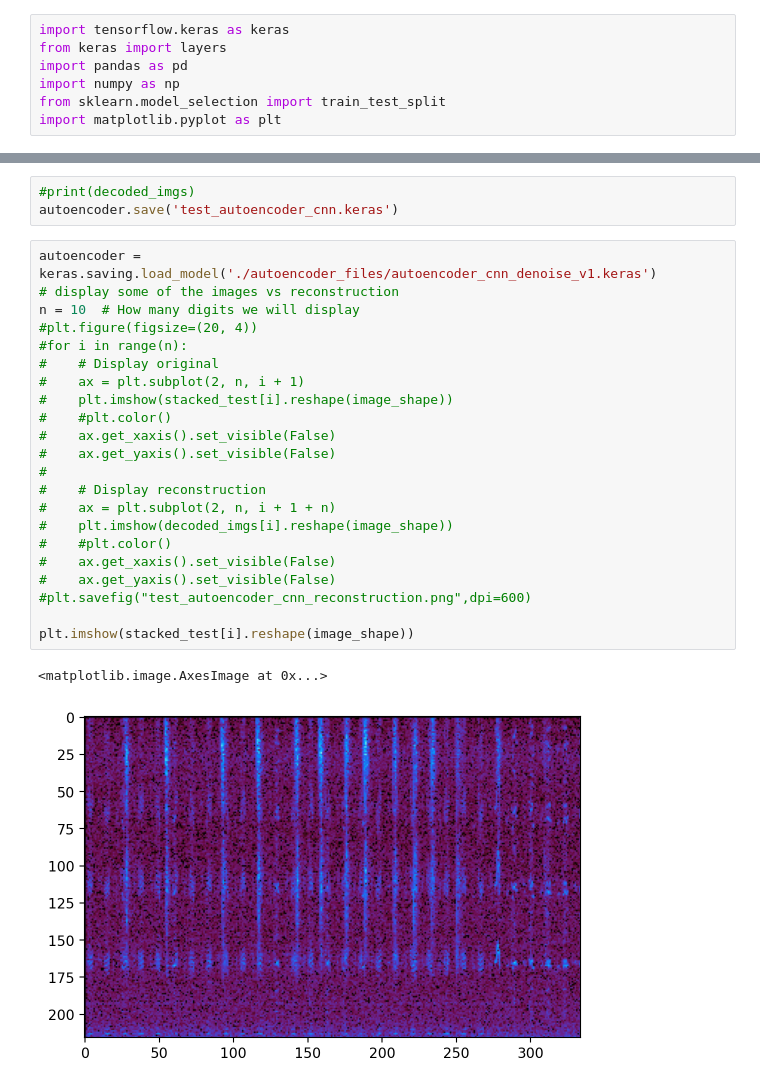
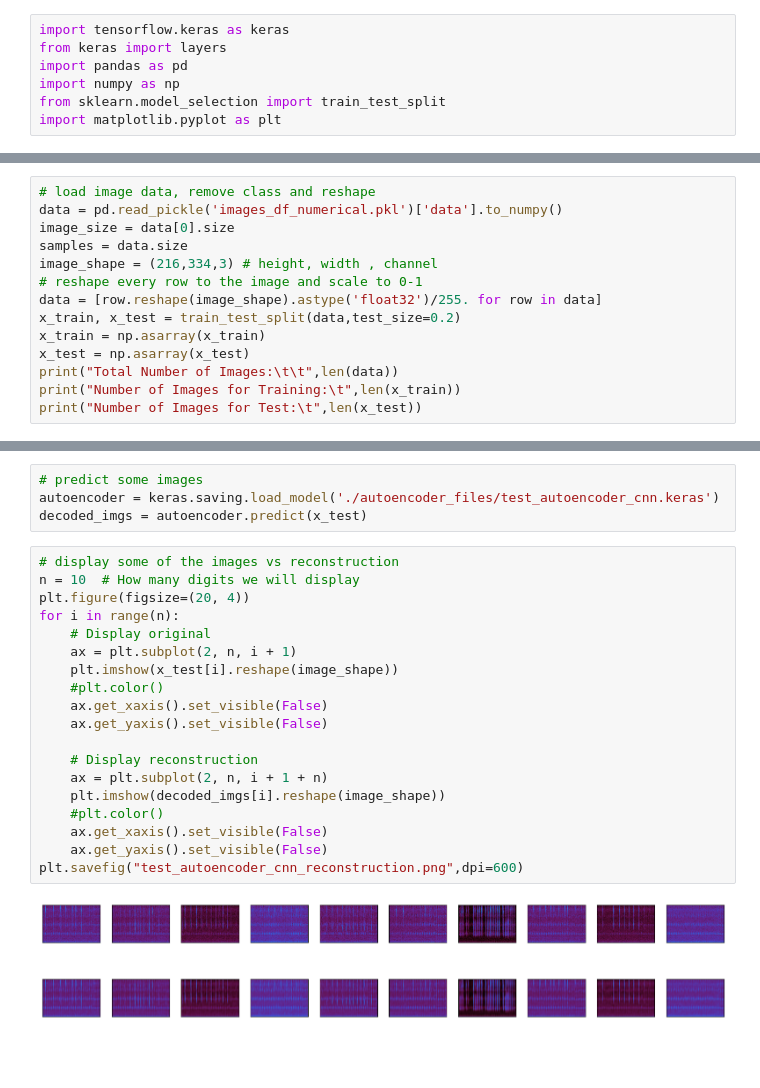
Before and after one commit to amarcelq/ml_project, a Jupyter notebook: test_autoencoder.ipynb, the cells around one changed output, grey strips where cells are left out. Saved outputs shown, nothing was run; the diff lists cells and outputs as text; blank space fills up the shorter version.

```diff
--- a/test_autoencoder.ipynb
+++ b/test_autoencoder.ipynb
@@ -21,0 +12,14 @@ all_data = np.vstack(images[:, 1:][:, 0]).astype('float32') / 255.
+# %%
+# load image data, remove class and reshape
+data = pd.read_pickle('images_df_numerical.pkl')['data'].to_numpy()
+image_size = data[0].size
+samples = data.size
+image_shape = (216,334,3) # height, width , channel
+# reshape every row to the image and scale to 0-1
+data = [row.reshape(image_shape).astype('float32')/255. for row in data]
+x_train, x_test = train_test_split(data,test_size=0.2)
+x_train = np.asarray(x_train)
+x_test = np.asarray(x_test)
+print("Total Number of Images:\t\t",len(data))
+print("Number of Images for Training:\t",len(x_train))
+print("Number of Images for Test:\t",len(x_test))
@@ -123,28 +87,25 @@ KeyboardInterrupt:
-# %%
-#print(decoded_imgs)
-autoencoder.save('test_autoencoder_cnn.keras')
+# %%
+# predict some images
+autoencoder = keras.saving.load_model('./autoencoder_files/test_autoencoder_cnn.keras')
+decoded_imgs = autoencoder.predict(x_test)
 # %%
-autoencoder = keras.saving.load_model('./autoencoder_files/autoencoder_cnn_denoise_v1.keras')
 # display some of the images vs reconstruction
 n = 10  # How many digits we will display
-#plt.figure(figsize=(20, 4))
-#for i in range(n):
-#    # Display original
-#    ax = plt.subplot(2, n, i + 1)
-#    plt.imshow(stacked_test[i].reshape(image_shape))
-#    #plt.color()
-#    ax.get_xaxis().set_visible(False)
-#    ax.get_yaxis().set_visible(False)
-#
-#    # Display reconstruction
-#    ax = plt.subplot(2, n, i + 1 + n)
-#    plt.imshow(decoded_imgs[i].reshape(image_shape))
-#    #plt.color()
-#    ax.get_xaxis().set_visible(False)
-#    ax.get_yaxis().set_visible(False)
-#plt.savefig("test_autoencoder_cnn_reconstruction.png",dpi=600)
+plt.figure(figsize=(20, 4))
+for i in range(n):
+    # Display original
+    ax = plt.subplot(2, n, i + 1)
+    plt.imshow(x_test[i].reshape(image_shape))
+    #plt.color()
+    ax.get_xaxis().set_visible(False)
+    ax.get_yaxis().set_visible(False)
 
-plt.imshow(stacked_test[i].reshape(image_shape))
+    # Display reconstruction
+    ax = plt.subplot(2, n, i + 1 + n)
+    plt.imshow(decoded_imgs[i].reshape(image_shape))
+    #plt.color()
+    ax.get_xaxis().set_visible(False)
+    ax.get_yaxis().set_visible(False)
+plt.savefig("test_autoencoder_cnn_reconstruction.png",dpi=600)
 # %% [output]
-<matplotlib.image.AxesImage at 0x...>
-[figure, old version]
+[figure, new version]
```
Also changed, not shown: parts of 3 cells of this notebook, 9 other files.
